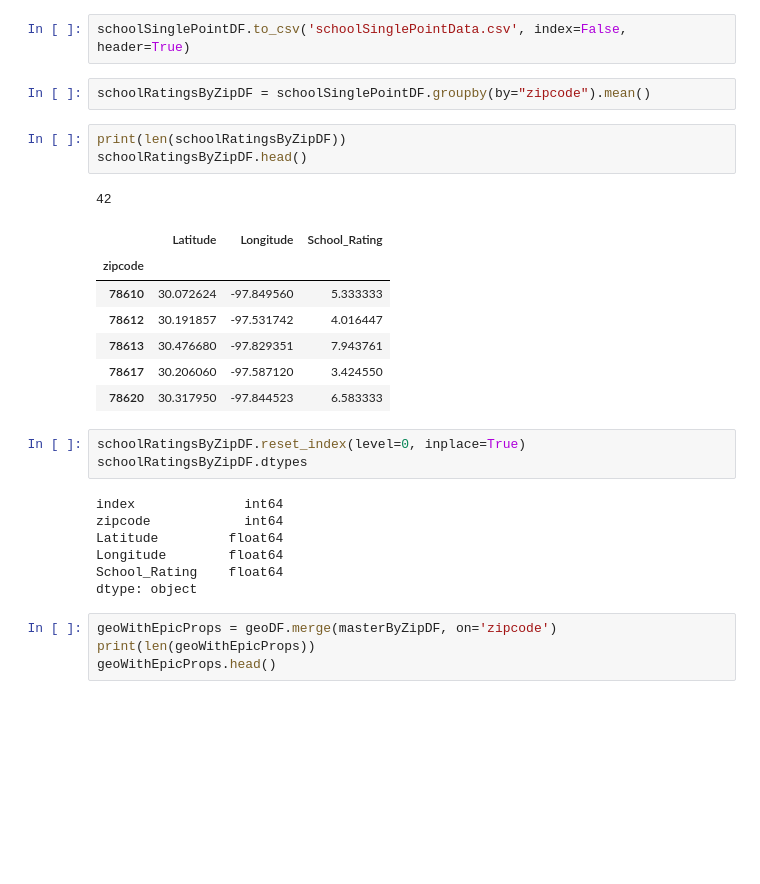
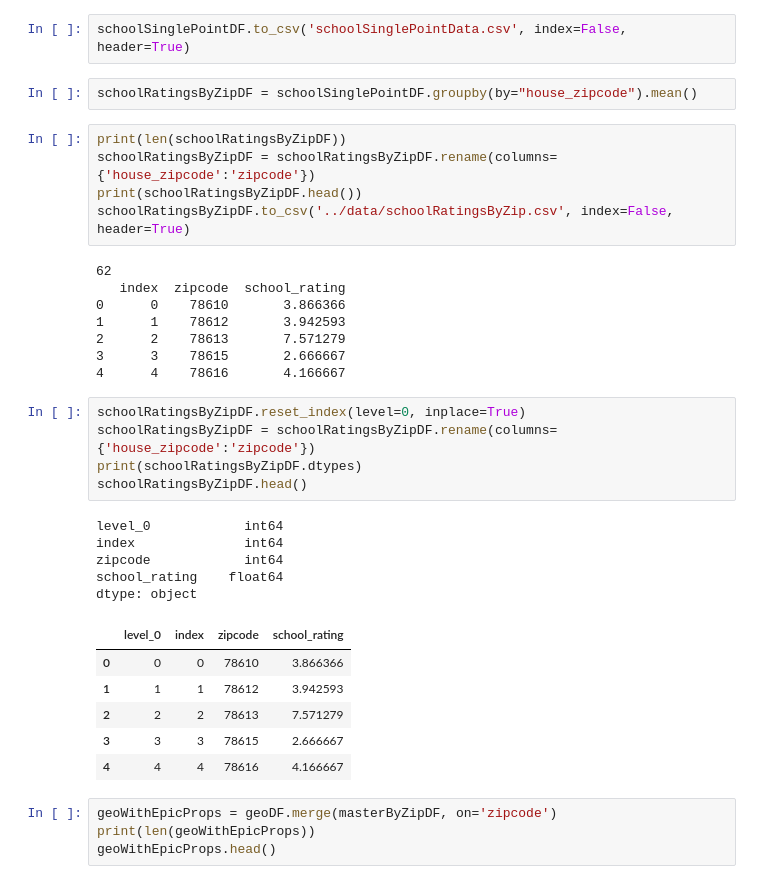
Before and after one commit to vlarie/EPIC_team5_Project2, a Jupyter notebook: jupyter notebooks/tGeoAndData.ipynb, the cells around one changed output. Cells and saved outputs as stored; diff of their text form; blank space fills up the shorter version.

```diff
--- a/jupyter notebooks/tGeoAndData.ipynb
+++ b/jupyter notebooks/tGeoAndData.ipynb
@@ -150,29 +167,37 @@ schoolSinglePointDF.head()
 # %%
 schoolSinglePointDF.to_csv('schoolSinglePointData.csv', index=False, header=True)
 # %%
-schoolRatingsByZipDF = schoolSinglePointDF.groupby(by="zipcode").mean()
+schoolRatingsByZipDF = schoolSinglePointDF.groupby(by="house_zipcode").mean()
-# %%
-print(len(schoolRatingsByZipDF))
-schoolRatingsByZipDF.head()
-# %% [output]
-42
-|  | Latitude | Longitude | School_Rating |
-| zipcode |  |  |  |
-| 78610 | 30.072624 | -97.849560 | 5.333333 |
-| 78612 | 30.191857 | -97.531742 | 4.016447 |
-| 78613 | 30.476680 | -97.829351 | 7.943761 |
-| 78617 | 30.206060 | -97.587120 | 3.424550 |
-| 78620 | 30.317950 | -97.844523 | 6.583333 |
+# %%
+print(len(schoolRatingsByZipDF))
+schoolRatingsByZipDF = schoolRatingsByZipDF.rename(columns={'house_zipcode':'zipcode'})
+print(schoolRatingsByZipDF.head())
+schoolRatingsByZipDF.to_csv('../data/schoolRatingsByZip.csv', index=False, header=True)
+# %% [output]
+62
+   index  zipcode  school_rating
+0      0    78610       3.866366
+1      1    78612       3.942593
+2      2    78613       7.571279
+3      3    78615       2.666667
+4      4    78616       4.166667
 # %%
 schoolRatingsByZipDF.reset_index(level=0, inplace=True)
-schoolRatingsByZipDF.dtypes
+schoolRatingsByZipDF = schoolRatingsByZipDF.rename(columns={'house_zipcode':'zipcode'})
+print(schoolRatingsByZipDF.dtypes)
+schoolRatingsByZipDF.head()
 # %% [output]
+level_0            int64
 index              int64
 zipcode            int64
-Latitude         float64
-Longitude        float64
-School_Rating    float64
+school_rating    float64
 dtype: object
+|  | level_0 | index | zipcode | school_rating |
+| 0 | 0 | 0 | 78610 | 3.866366 |
+| 1 | 1 | 1 | 78612 | 3.942593 |
+| 2 | 2 | 2 | 78613 | 7.571279 |
+| 3 | 3 | 3 | 78615 | 2.666667 |
+| 4 | 4 | 4 | 78616 | 4.166667 |
 # %%
 geoWithEpicProps = geoDF.merge(masterByZipDF, on='zipcode')
 print(len(geoWithEpicProps))
```
Also changed, not shown: parts of 10 cells of this notebook, 5 other files.
